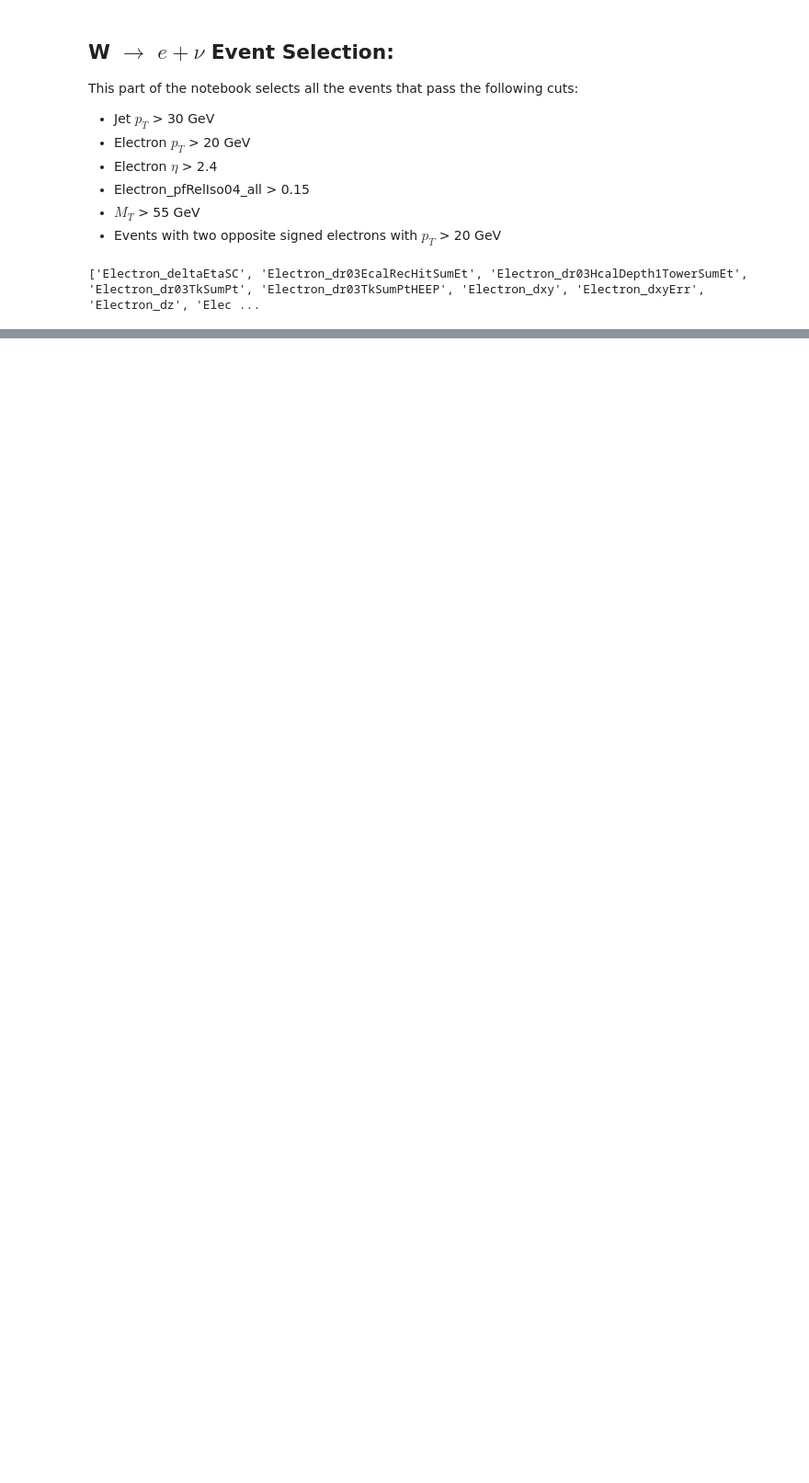
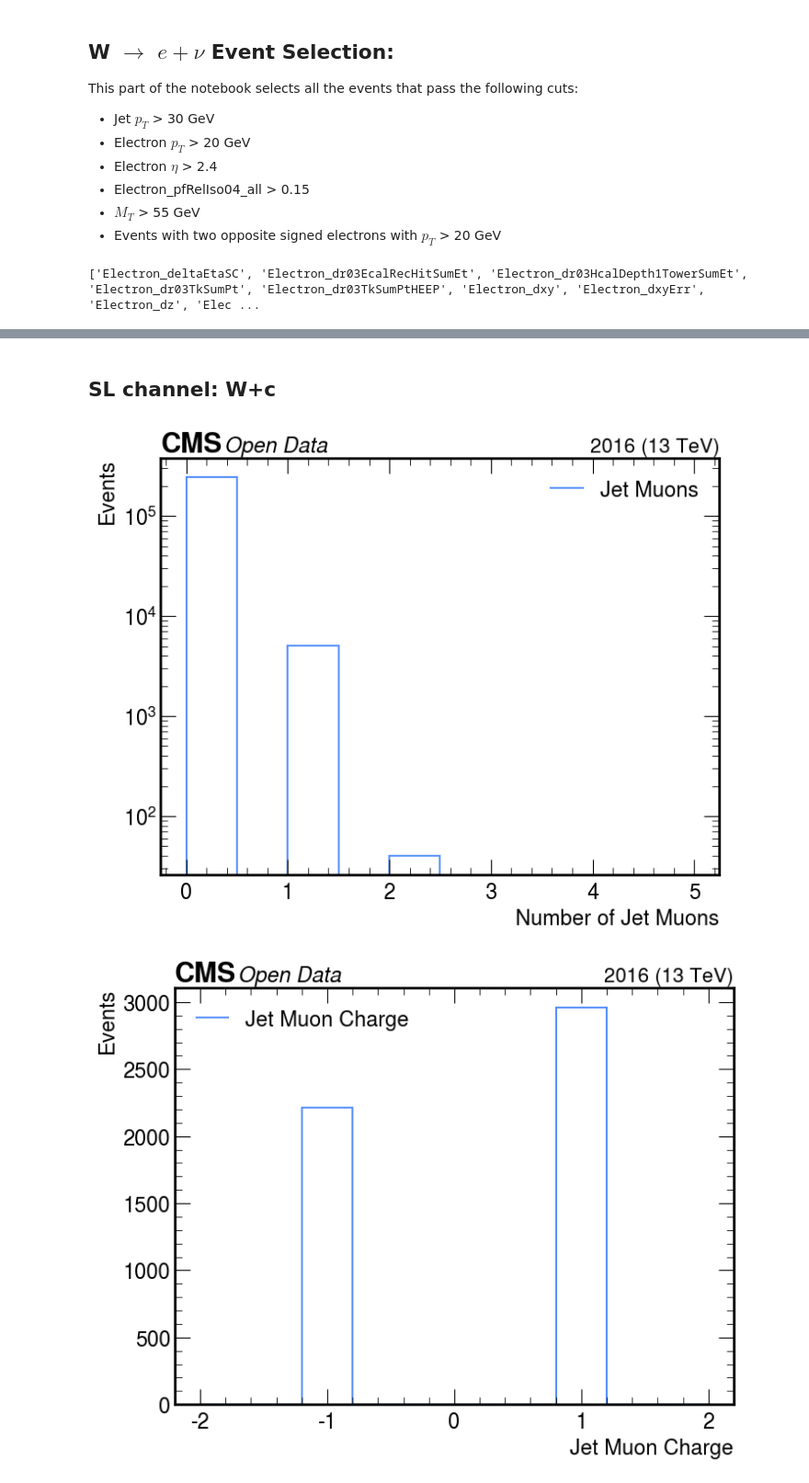
Before and after one commit to xondikoi03/charmTaggingAnalysis, a Jupyter notebook: Notebooks/WcAnalysis.ipynb, the cells around one changed output, grey strips where cells are left out. Shown at 92% size. Cells and saved outputs as stored; diff of their text form; code cells hidden in the pictures; blank space fills up the shorter version.

```diff
--- a/Notebooks/WcAnalysis.ipynb
+++ b/Notebooks/WcAnalysis.ipynb
@@ -318,0 +331,61 @@ make_hist(
+# %% [markdown]
+## SL channel: W+c
+# %%
+# Jet cuts and finding which jets are from Charm quarks:
+Jet_PassCuts = (
+    (RecoJets["Jet_pt"] > 30) &
+    (abs(RecoJets["Jet_eta"]) < 2.4)
+)
+# Muon Selection for W + c analysis:
+Mu_PassCuts = (
+    (abs(RecoMuons["Muon_eta"]) < 2.4) &
+    (RecoMuons["Muon_pt"] < 25) &
+    (abs(RecoMuons["Muon_pfRelIso04_all"]) > 0.2) &
+    (RecoMuons["Muon_jetIdx"] >= 0) &
+    (RecoMuons["Muon_tightId"] == 1)
+)
+# Muon Selection Cuts:
+Jet_Muons = RecoMuons[Mu_PassCuts]
+Sort_Jet_Muons = Jet_Muons[ak.argsort(Jet_Muons["Muon_pt"], ascending=False)]
+# %%
+# Number of Jet Muons:
+nJet_Muons = ak.num(Sort_Jet_Muons["Muon_pt"])
+make_hist(
+    nJet_Muons,
+    bins=10,
+    range=(0, 5),
+    xlabel="Number of Jet Muons",
+    ylabel="Events",
+    label="Jet Muons",
+    fname="Plots/nJet_Muons.png",
+    logy=True
+)
+
+# Jet Muon Charge
+Jet_Muon_Charge = ak.to_numpy(ak.flatten(Sort_Jet_Muons["Muon_charge"]))
+make_hist(
+    Jet_Muon_Charge,
+    bins=10,
+    range=(-2, 2),
+    xlabel="Jet Muon Charge",
+    ylabel="Events",
+    label="Jet Muon Charge",
+    fname="Plots/Jet_Muon_Charge.png",
+    logy=False
+)
+
+#Jet Muon Pt:
+Jet_Muon_Pt = ak.to_numpy(ak.flatten(Sort_Jet_Muons["Muon_pt"]))
+make_hist(
+    Jet_Muon_Pt,
+    bins=50,
+    range=(0, 30),
+    xlabel="Jet Muon $p_{T}$ [GeV]",
+    ylabel="Events",
+    label="Jet Muon $p_{T}$",
+    fname="Plots/Jet_Muon_Pt.png",
+    logy=False
+)
+# %% [output]
+[figure, added]
+[figure, added]
```
Also changed, not shown: parts of 16 cells of this notebook, 16 other files.
